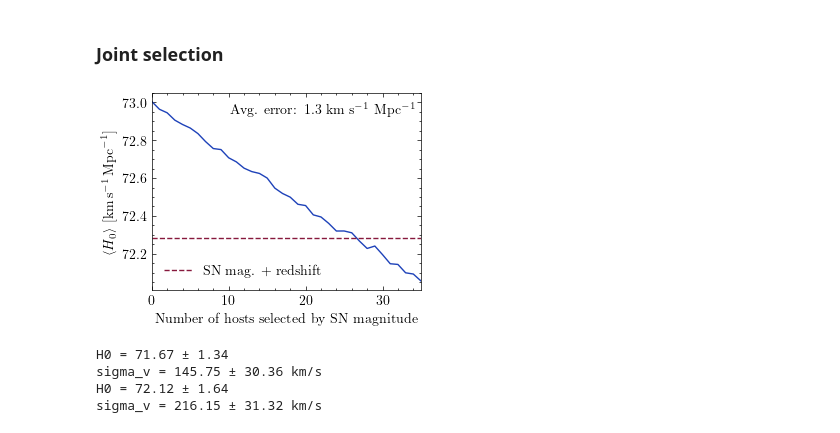
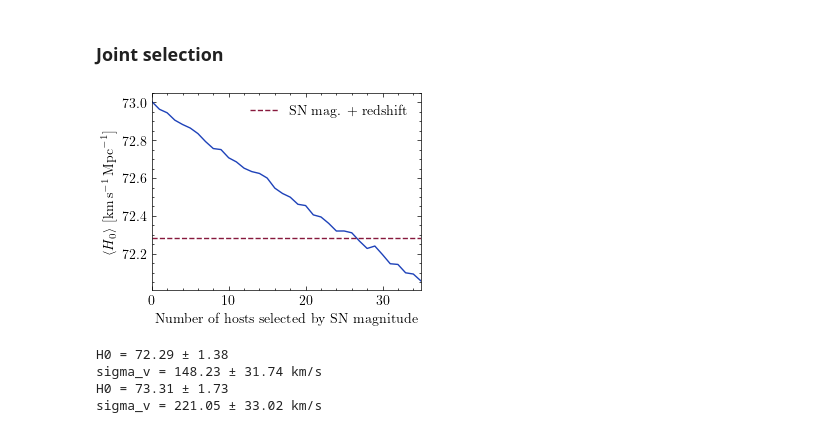
Before and after one commit to Richard-Sti/CANDEL, a Jupyter notebook: notebooks/paper_SH0ES/paper_plots.ipynb, the cells around one changed output. Saved outputs shown, nothing was run; the diff lists cells and outputs as text; code cells hidden in the pictures.

```diff
--- a/notebooks/paper_SH0ES/paper_plots.ipynb
+++ b/notebooks/paper_SH0ES/paper_plots.ipynb
@@ -1300,7 +1300,8 @@ import posterior_agreement
 # fname = "CH0_noVext_<X>_PV_covmat_PV_covmat_scalingweight_by_Neff.hdf5"
 # fname = "CH0_noVext_<X>_PV_covmat_PV_covmat_scaling_weight_by_Neff.hdf5"
 # fname = "CH0_<X>_Carrick2015.hdf5"
-fname = "CH0_beta_1.0_<X>_manticore_2MPP_MULTIBIN_N256_DES_V2.hdf5"
+# fname = "CH0_beta_1.0_<X>_manticore_2MPP_MULTIBIN_N256_DES_V2.hdf5"
+fname = "CH0_beta_1.0_<X>_manticore_2MPP_MULTIBIN_N256_DES_V2_sigv_rho.hdf5"
 # fname = "CH0_<X>_manticore_2MPP_MULTIBIN_N256_DES_V2.hdf5"
 
 # H0_planck = norm(67.4, 0.5).rvs(50000)
@@ -1308,7 +1309,8 @@ H0_planck = norm(67.24, 0.35).rvs(50000)
 H0_SH0ES = norm(73.04, 1.04).rvs(50000)
 
 # for key in ["no_sel", "redshift_sel", "SN_sel", "joint_sel", "Cepheid_mag_sel"]:
-for key in ["", "sel-redshift", "sel-SN_magnitude", "sel-SN_magnitude_redshift", "sel-empirical"]:
+# for key in ["", "sel-redshift", "sel-SN_magnitude", "sel-SN_magnitude_redshift", "sel-empirical"]:
+for key in ["", "sel-redshift", "sel-SN_magnitude", "sel-SN_magnitude_redshift"]:
     if key == "":
         fname_i = fname.replace("_<X>", "")
     else:
@@ -1327,5 +1329,6 @@ for key in ["", "sel-redshift", "sel-SN_magnitude", "sel-SN_magnitude_redshift",
 
     # print(key, f"${mu:.3f} \\pm {std:.3f}$ | SH0ES: {agreement_SH0ES:.3f} | Planck: {agreement_Planck:.2f}")
     # print(key, f"${mu:.1f} \\pm {std:.1f}$ | SH0ES: {agreement_SH0ES:.3f} | Planck: {agreement_Planck:.2f}")
-    print(key, f"${mu:.5f} \\pm {std:.5f} | {agreement_Planck:.3f}$")
+    # print(key, f"${mu:.2f} \\pm {std:.2f} | {agreement_Planck:.2f}$")
+    print(key, f"${mu:.1f} \\pm {std:.1f}$")
 # %% [output]
@@ -1401,37 +1403,37 @@ H0_join = read_samples(root, "CH0_beta_1.0_sel-SN_magnitude_redshift_manticore_2
 # %%
 x = np.asarray(labels)
 y = np.asanyarray([np.mean(s) for s in samples])
 yerr = np.asanyarray([np.std(s) for s in samples])
 avg_err = float(np.mean(yerr))
 # avg_err = 1.3
 
 with plt.style.context("science"):
     plt.figure()
 
     plt.plot(x, y, c=COLS[1])
     plt.axhline(np.mean(H0_join), color="red", linestyle="--",
                 label="SN mag. + redshift", c=COLS[0])
 
     # --- Add text box with average error size ---
-    plt.text(
-        0.98, 0.95,
-        rf"Avg. error: {avg_err:.1f} km s$^{{-1}}$ Mpc$^{{-1}}$",
-        transform=plt.gca().transAxes,
-        ha="right",
-        va="top"
-    )
+    # plt.text(
+    #     0.98, 0.95,
+    #     rf"Avg. error: {avg_err:.1f} km s$^{{-1}}$ Mpc$^{{-1}}$",
+    #     transform=plt.gca().transAxes,
+    #     ha="right",
+    #     va="top"
+    # )
 
     plt.xlabel("Number of hosts selected by SN magnitude")
     plt.ylabel(r"$\langle H_0 \rangle ~ [\mathrm{km}\,\mathrm{s}^{-1}\,\mathrm{Mpc}^{-1}]$")
     plt.xlim(0, 35)
 
     plt.legend()
     plt.tight_layout()
     plt.savefig("/Users/rstiskalek/Downloads/H0_with_splits.pdf",
                 bbox_inches='tight', dpi=450)
     plt.show()
 # %% [output]
-[figure, old version]
+[figure, new version]
 # %%
 def read_Vpec_dist(fname):
     with File(fname, 'r') as f:
@@ -1449,13 +1451,13 @@ def read_Vpec_dist(fname):
 
     return Vpec, mu_host
 
-Vpec_Manti, mu_host = read_Vpec_dist("/Users/rstiskalek/Projects/CANDEL/results/CH0_tracked_velocity/CH0_beta_1.0_sel-magnitude_manticore_2MPP_MULTIBIN_N256_DES_V2.hdf5")
-Vpec_Carrick, __ = read_Vpec_dist("/Users/rstiskalek/Projects/CANDEL/results/CH0_tracked_velocity/CH0_sel-magnitude_Carrick2015.hdf5")
+Vpec_Manti, mu_host = read_Vpec_dist("/Users/rstiskalek/Projects/CANDEL/results/CH0_tracked_velocity/CH0_beta_1.0_sel-SN_magnitude_redshift_manticore_2MPP_MULTIBIN_N256_DES_V2.hdf5")
+Vpec_Carrick, __ = read_Vpec_dist("/Users/rstiskalek/Projects/CANDEL/results/CH0_tracked_velocity/CH0_sel-SN_magnitude_redshift_Carrick2015.hdf5")
 # %% [output]
-H0 = 71.67 ± 1.34
-sigma_v = 145.75 ± 30.36 km/s
-H0 = 72.12 ± 1.64
-sigma_v = 216.15 ± 31.32 km/s
+H0 = 72.29 ± 1.38
+sigma_v = 148.23 ± 31.74 km/s
+H0 = 73.31 ± 1.73
+sigma_v = 221.05 ± 33.02 km/s
 # %%
 names = data["host_names"]
 
```
Also changed, not shown: parts of 4 cells of this notebook.
